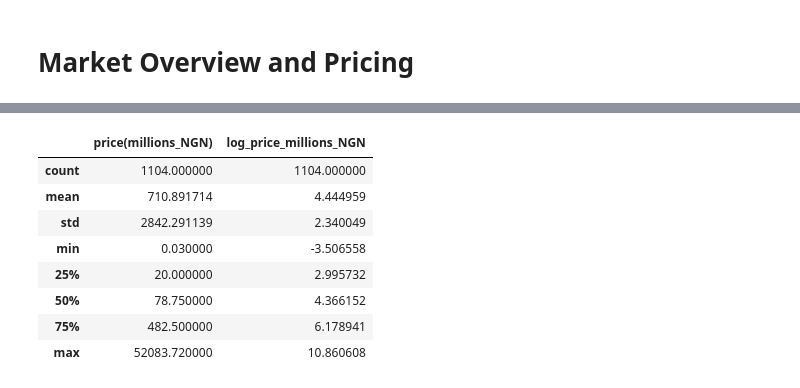
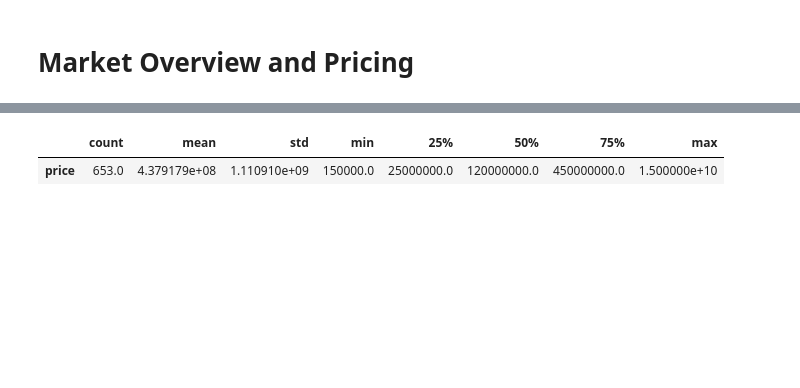
Before and after one commit to adamlaw669/Lagos-Real-Estate-Market-Analysis, a Jupyter notebook: notebooks/exploratory_data_analysis.ipynb, the cells around one changed output, grey strips where cells are left out. Drawn from its saved outputs; the diff is of its cells as text; code cells hidden in the pictures; blank space fills up the shorter version.

```diff
--- a/notebooks/exploratory_data_analysis.ipynb
+++ b/notebooks/exploratory_data_analysis.ipynb
@@ -8,6 +10,6 @@ from IPython.display import display
 # %% [markdown]
 # Loading and previewing
 # %%
-df = pd.read_csv('../data/cleaned/lagos_real_estate_cleaned.csv')
+df = pd.read_csv('../data/cleaned/lagos_real_estate_market_data_cleaned.csv')
 df.head()
 # %% [output]
@@ -81,12 +46,5 @@ df[['location',"price(millions_NGN)", "log_price_millions_NGN"]].tail()
 # %%
-df[['location',"price(millions_NGN)", "log_price_millions_NGN"]].describe()
+df['price'].describe().to_frame().T
 # %% [output]
-|  | price(millions_NGN) | log_price_millions_NGN |
-| count | 1104.000000 | 1104.000000 |
-| mean | 710.891714 | 4.444959 |
-| std | 2842.291139 | 2.340049 |
-| min | 0.030000 | -3.506558 |
-| 25% | 20.000000 | 2.995732 |
-| 50% | 78.750000 | 4.366152 |
-| 75% | 482.500000 | 6.178941 |
-| max | 52083.720000 | 10.860608 |
+|  | count | mean | std | min | 25% | 50% | 75% | max |
+| price | 653.0 | 4.379179e+08 | 1.110910e+09 | 150000.0 | 25000000.0 | 120000000.0 | 450000000.0 | 1.500000e+10 |
```
Also changed, not shown: parts of 13 cells of this notebook, 2 other files.
